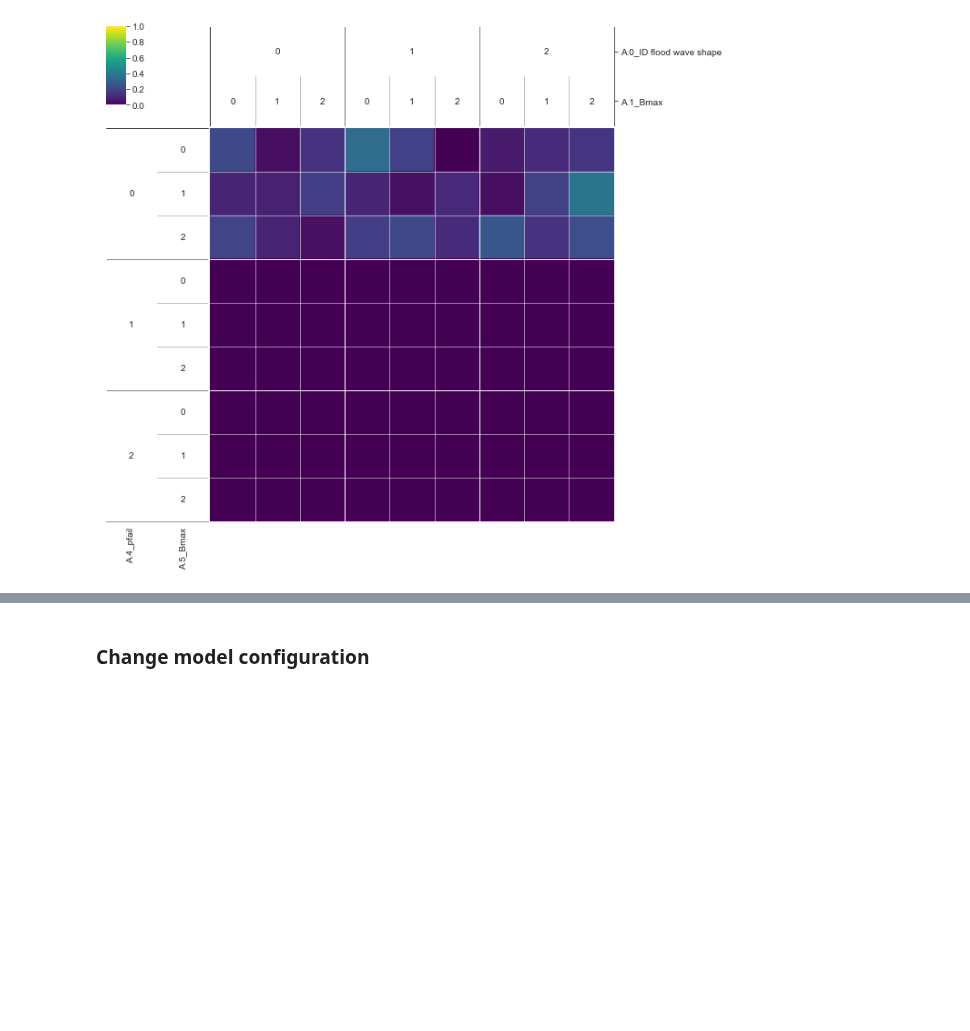
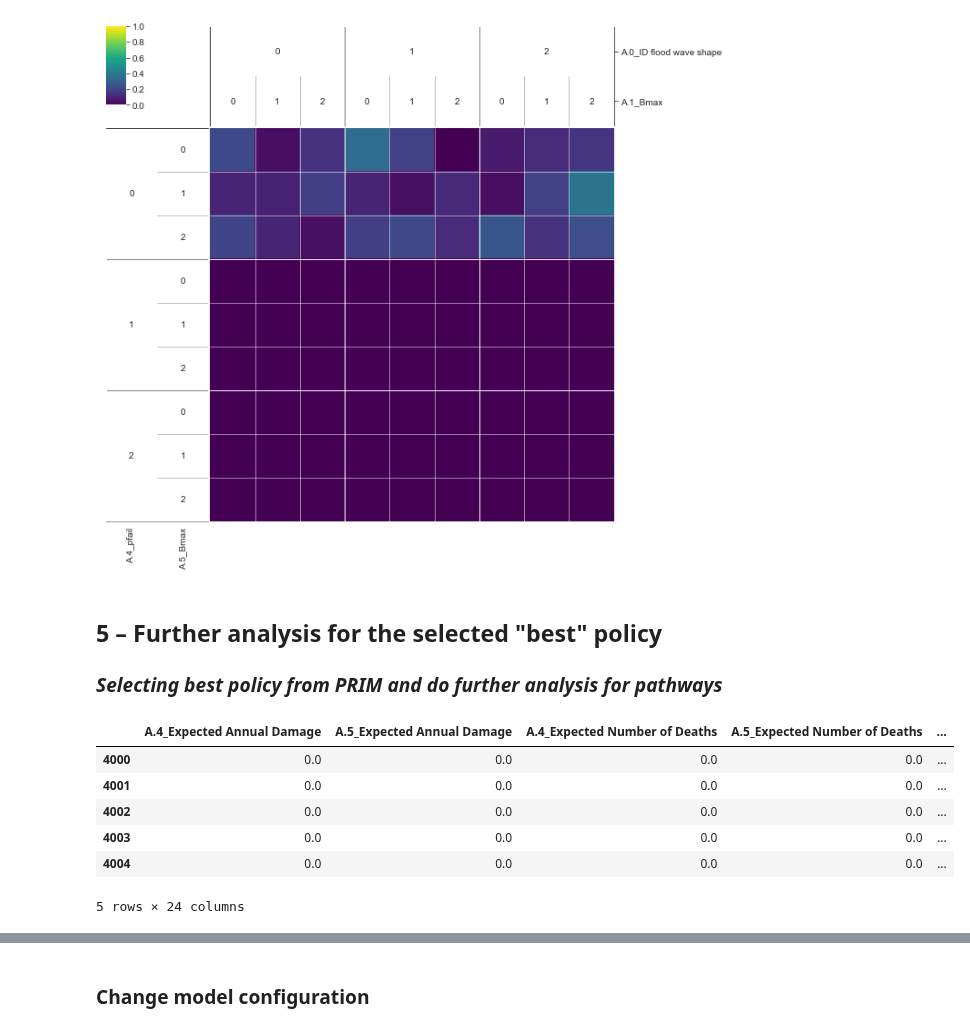
Before and after one commit to pdebiase/MBDM-group-11, a Jupyter notebook: final assignment/MORO_postanalysis.ipynb, the cells around one changed output, grey strips where cells are left out. Cells and saved outputs as stored; diff of their text form; code cells hidden in the pictures; blank space fills up the shorter version.

```diff
--- a/final assignment/MORO_postanalysis.ipynb
+++ b/final assignment/MORO_postanalysis.ipynb
@@ -572,3 +572,32 @@ dimensional_stacking.create_pivot_plot(x,y, 2, nbins=3)
 plt.show()
 # %% [output]
 [figure]
+# %% [markdown]
+## 5 – Further analysis for the selected "best" policy
+
+### *Selecting best policy from PRIM and do further analysis for pathways*
+# %%
+SELECTED_POLICY = 'policy3'
+
+# subset the uncertainties and outcomes for selected policy
+outcome_ll = results_agg.loc[results_agg['policy'] == SELECTED_POLICY]
+experiment_ll = experiment.loc[results_agg['policy'] == SELECTED_POLICY,
+                               [u.name for u in dike_model.uncertainties]]
+
+# here we are especially interested in damage and deaths at A4 and A5 and the sum of both locations
+outcome_ll = outcome_ll.loc[:, ['A.4_Expected Annual Damage', 'A.5_Expected Annual Damage',
+                                'A.4_Expected Number of Deaths', 'A.5_Expected Number of Deaths']]
+outcome_ll['Total Damage A4 and A5'] = outcome_ll['A.4_Expected Annual Damage'] + outcome_ll['A.5_Expected Annual Damage']
+outcome_ll['Total Deahts A4 and A5'] = outcome_ll['A.4_Expected Number of Deaths'] + outcome_ll['A.5_Expected Number of Deaths']
+
+df_ll = pd.concat([outcome_ll, experiment_ll], axis=1)
+# %%
+df_ll.head()
+# %% [output]
+|  | A.4_Expected Annual Damage | A.5_Expected Annual Damage | A.4_Expected Number of Deaths | A.5_Expected Number of Deaths | ... |
+| 4000 | 0.0 | 0.0 | 0.0 | 0.0 | ... |
+| 4001 | 0.0 | 0.0 | 0.0 | 0.0 | ... |
+| 4002 | 0.0 | 0.0 | 0.0 | 0.0 | ... |
+| 4003 | 0.0 | 0.0 | 0.0 | 0.0 | ... |
+| 4004 | 0.0 | 0.0 | 0.0 | 0.0 | ... |
+5 rows × 24 columns
```
Also changed, not shown: parts of 21 cells of this notebook.
